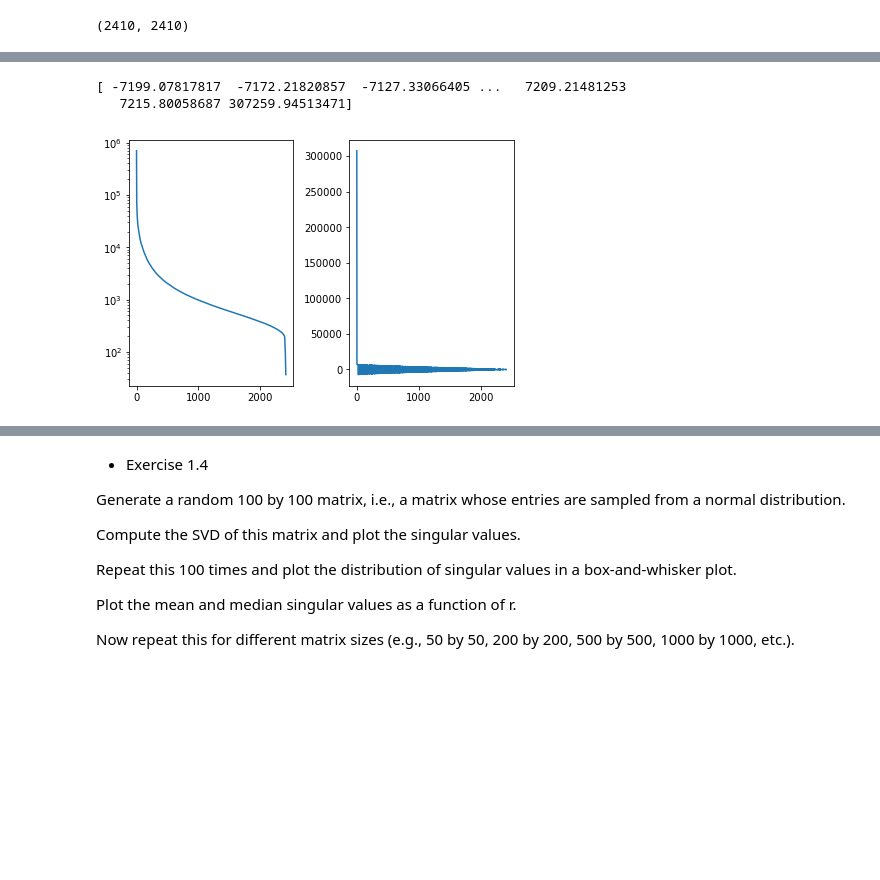
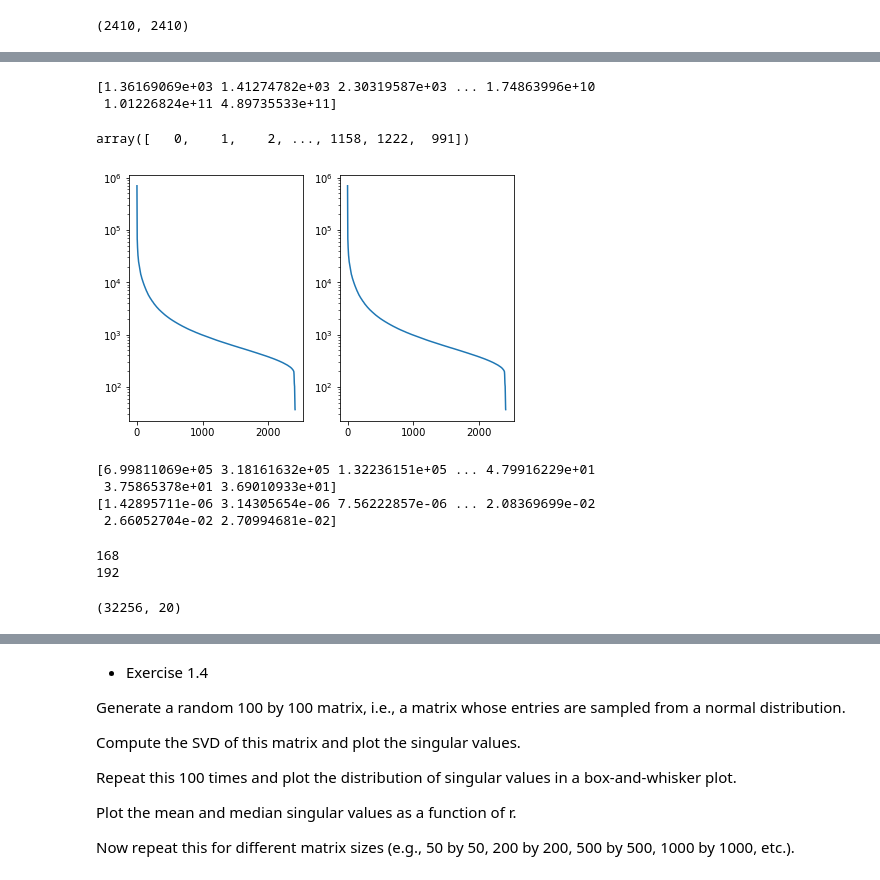
Before and after one commit to Challin0/M6397-HW-ChenL, a Jupyter notebook: Exercises/Ex_1.3_1.4.ipynb, the cells around one changed output, grey strips where cells are left out. Saved outputs shown, nothing was run; the diff lists cells and outputs as text; code cells hidden in the pictures; blank space fills up the shorter version.

```diff
--- a/Exercises/Ex_1.3_1.4.ipynb
+++ b/Exercises/Ex_1.3_1.4.ipynb
@@ -26,3 +48,5 @@ U, S, VT = np.linalg.svd(faces, full_matrices=False)
+# %%
+faces = np.array(faces, dtype=np.float64)
 # %%
 faces
 # %% [output]
@@ -63,15 +93,31 @@ print(S2_ss)
 # %%
 print(np.sort(S2_ss))
 # %% [output]
-[ -7199.07817817  -7172.21820857  -7127.33066405 ...   7209.21481253
-   7215.80058687 307259.94513471]
+[1.36169069e+03 1.41274782e+03 2.30319587e+03 ... 1.74863996e+10
+ 1.01226824e+11 4.89735533e+11]
+# %%
+index = np.argsort(-1*S2_ss)
+# %%
+index
+# %% [output]
+array([   0,    1,    2, ..., 1158, 1222,  991])
+# %%
+S_ss = np.sqrt(S2_ss[index])
 # %%
 import matplotlib.pyplot as plt
 # %%
 fig, axs = plt.subplots(1,2)
-axs[0].semilogy(S)
-axs[1].plot(S2_ss)
+axs[0].semilogy(S)     # singular value spectra by standard svd
+axs[1].semilogy(S_ss)  # singular value spectra by snapshot method
 
 fig.tight_layout()
 # %% [output]
-[figure, old version]
+[figure, new version]
+# %%
+print(S_ss)
+print(1/S_ss)
+# %% [output]
+[6.99811069e+05 3.18161632e+05 1.32236151e+05 ... 4.79916229e+01
+ 3.75865378e+01 3.69010933e+01]
+[1.42895711e-06 3.14305654e-06 7.56222857e-06 ... 2.08369699e-02
+ 2.66052704e-02 2.70994681e-02]
@@ -79,0 +130,9 @@ fig.tight_layout()
+# %%
+n = int(mat_contents['n'])
+m = int(mat_contents['m'])
+
+print(m)
+print(n)
+# %% [output]
+168
+192
@@ -79,0 +143,4 @@ fig.tight_layout()
+# %%
+Ustack.shape
+# %% [output]
+(32256, 20)
```
Also changed, not shown: parts of 19 cells of this notebook.
